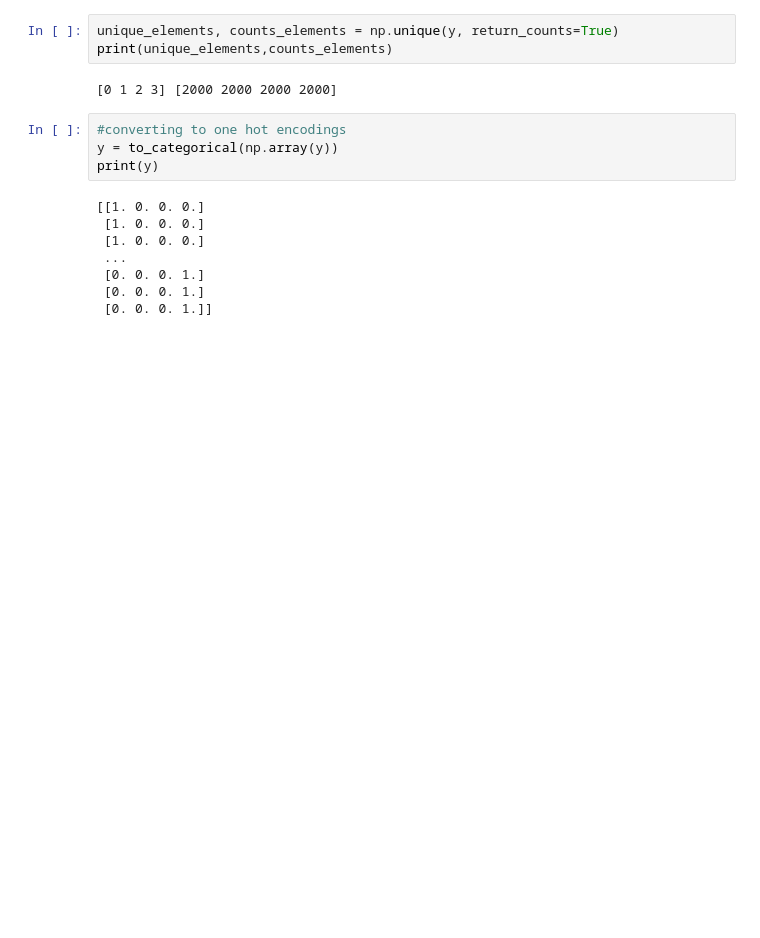
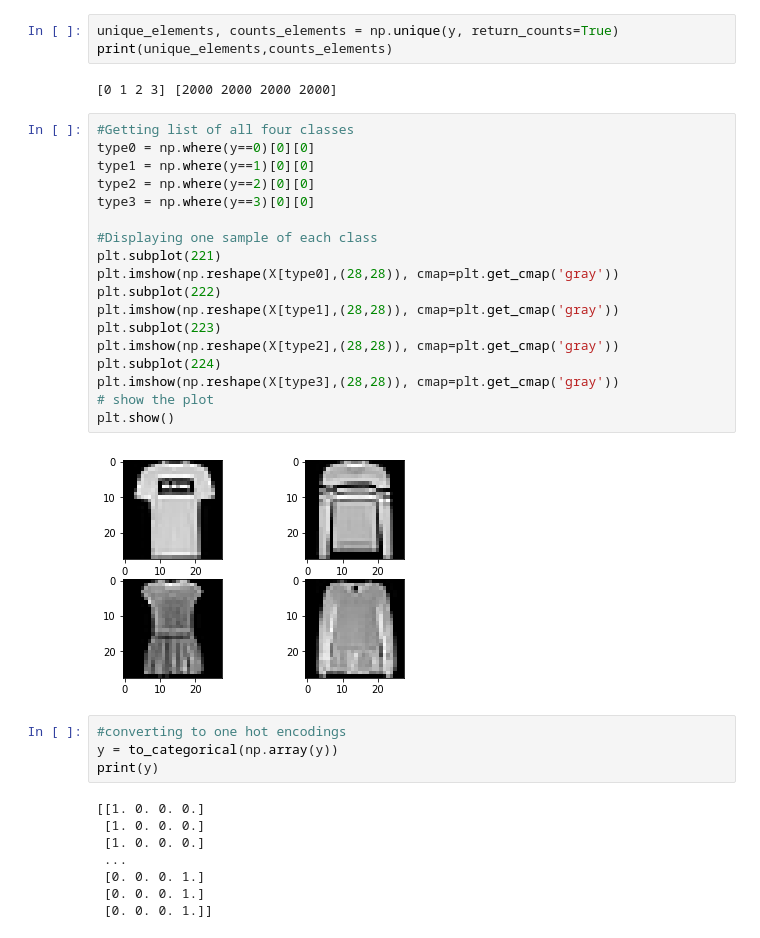
Before and after one commit to ajitJJadhav/root, a Jupyter notebook: CV_problem/CV_problem.ipynb, the cells around one changed output. Drawn from its saved outputs; the diff is of its cells as text; blank space fills up the shorter version.

```diff
--- a/CV_problem/CV_problem.ipynb
+++ b/CV_problem/CV_problem.ipynb
@@ -59,6 +57,26 @@ unique_elements, counts_elements = np.unique(y, return_counts=True)
 print(unique_elements,counts_elements)
 # %% [output]
 [0 1 2 3] [2000 2000 2000 2000]
+# %%
+#Getting list of all four classes
+type0 = np.where(y==0)[0][0]
+type1 = np.where(y==1)[0][0]
+type2 = np.where(y==2)[0][0]
+type3 = np.where(y==3)[0][0]
+
+#Displaying one sample of each class
+plt.subplot(221)
+plt.imshow(np.reshape(X[type0],(28,28)), cmap=plt.get_cmap('gray'))
+plt.subplot(222)
+plt.imshow(np.reshape(X[type1],(28,28)), cmap=plt.get_cmap('gray'))
+plt.subplot(223)
+plt.imshow(np.reshape(X[type2],(28,28)), cmap=plt.get_cmap('gray'))
+plt.subplot(224)
+plt.imshow(np.reshape(X[type3],(28,28)), cmap=plt.get_cmap('gray'))
+# show the plot
+plt.show()
+# %% [output]
+[figure, added]
 # %%
 #converting to one hot encodings
 y = to_categorical(np.array(y))
```
Also changed, not shown: parts of 17 cells of this notebook, 4 other files.
